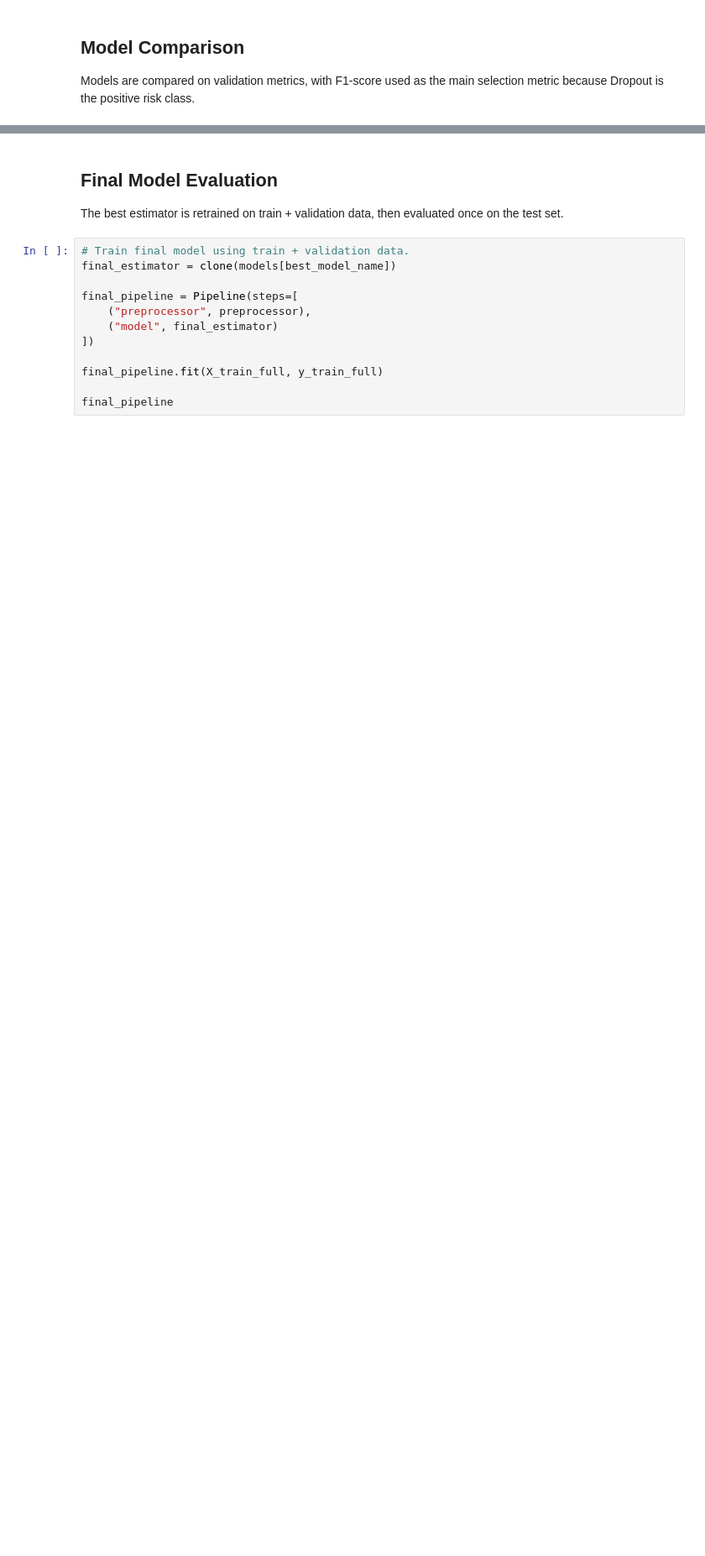
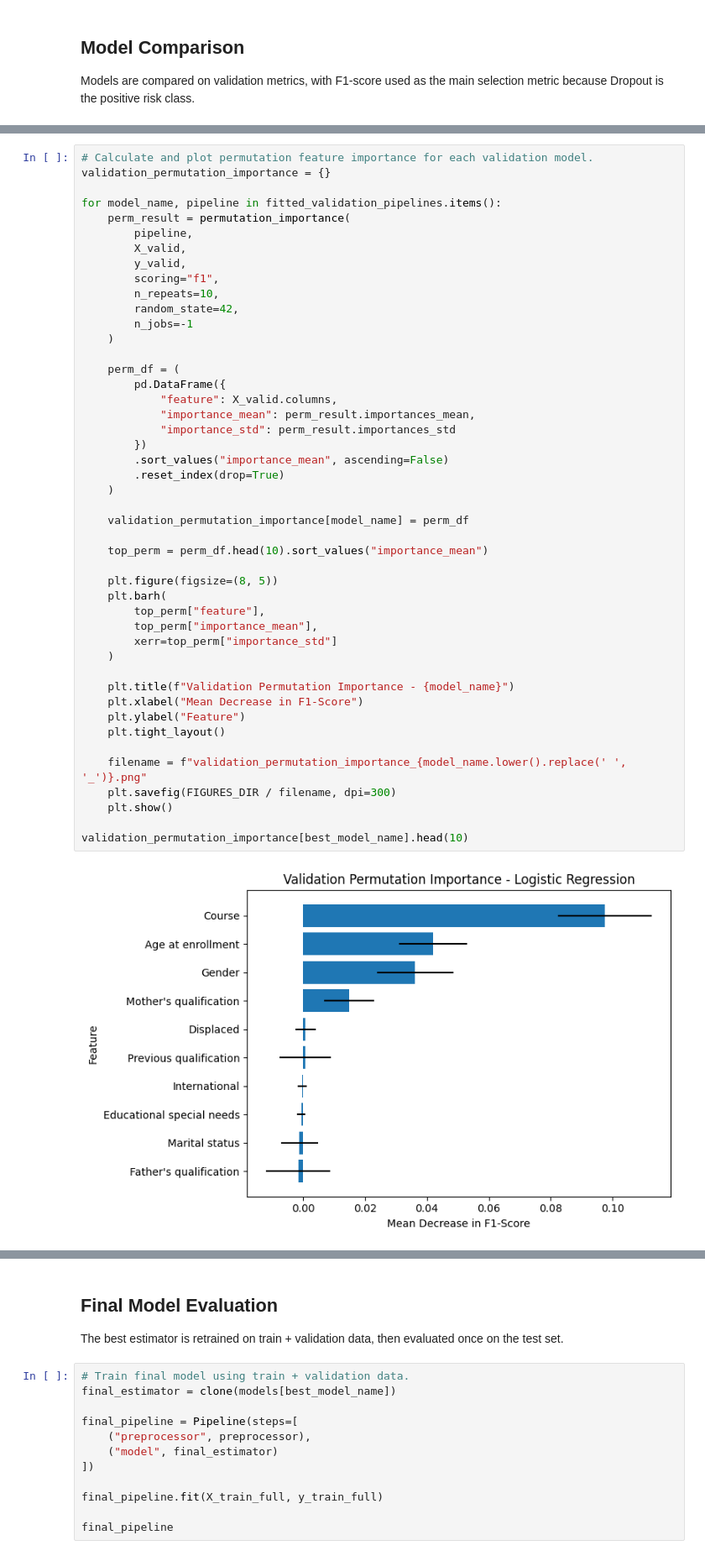
Before and after one commit to LecyLecy/student-dropout-prediction-ml, a Jupyter notebook: notebooks/03_model_training_and_feature_selection.ipynb, the cells around one changed output, grey strips where cells are left out. Shown at 84% size. Drawn from its saved outputs; the diff is of its cells as text; blank space fills up the shorter version.

```diff
--- a/notebooks/03_model_training_and_feature_selection.ipynb
+++ b/notebooks/03_model_training_and_feature_selection.ipynb
@@ -169,0 +345,48 @@ validation_results_df
+# %%
+# Calculate and plot permutation feature importance for each validation model.
+validation_permutation_importance = {}
+
+for model_name, pipeline in fitted_validation_pipelines.items():
+    perm_result = permutation_importance(
+        pipeline,
+        X_valid,
+        y_valid,
+        scoring="f1",
+        n_repeats=10,
+        random_state=42,
+        n_jobs=-1
+    )
+
+    perm_df = (
+        pd.DataFrame({
+            "feature": X_valid.columns,
+            "importance_mean": perm_result.importances_mean,
+            "importance_std": perm_result.importances_std
+        })
+        .sort_values("importance_mean", ascending=False)
+        .reset_index(drop=True)
+    )
+
+    validation_permutation_importance[model_name] = perm_df
+
+    top_perm = perm_df.head(10).sort_values("importance_mean")
+
+    plt.figure(figsize=(8, 5))
+    plt.barh(
+        top_perm["feature"],
+        top_perm["importance_mean"],
+        xerr=top_perm["importance_std"]
+    )
+
+    plt.title(f"Validation Permutation Importance - {model_name}")
+    plt.xlabel("Mean Decrease in F1-Score")
+    plt.ylabel("Feature")
+    plt.tight_layout()
+
+    filename = f"validation_permutation_importance_{model_name.lower().replace(' ', '_')}.png"
+    plt.savefig(FIGURES_DIR / filename, dpi=300)
+    plt.show()
+
+validation_permutation_importance[best_model_name].head(10)
+# %% [output]
+[figure, added]
```
Also changed, not shown: parts of 25 cells of this notebook, 17 other files.
